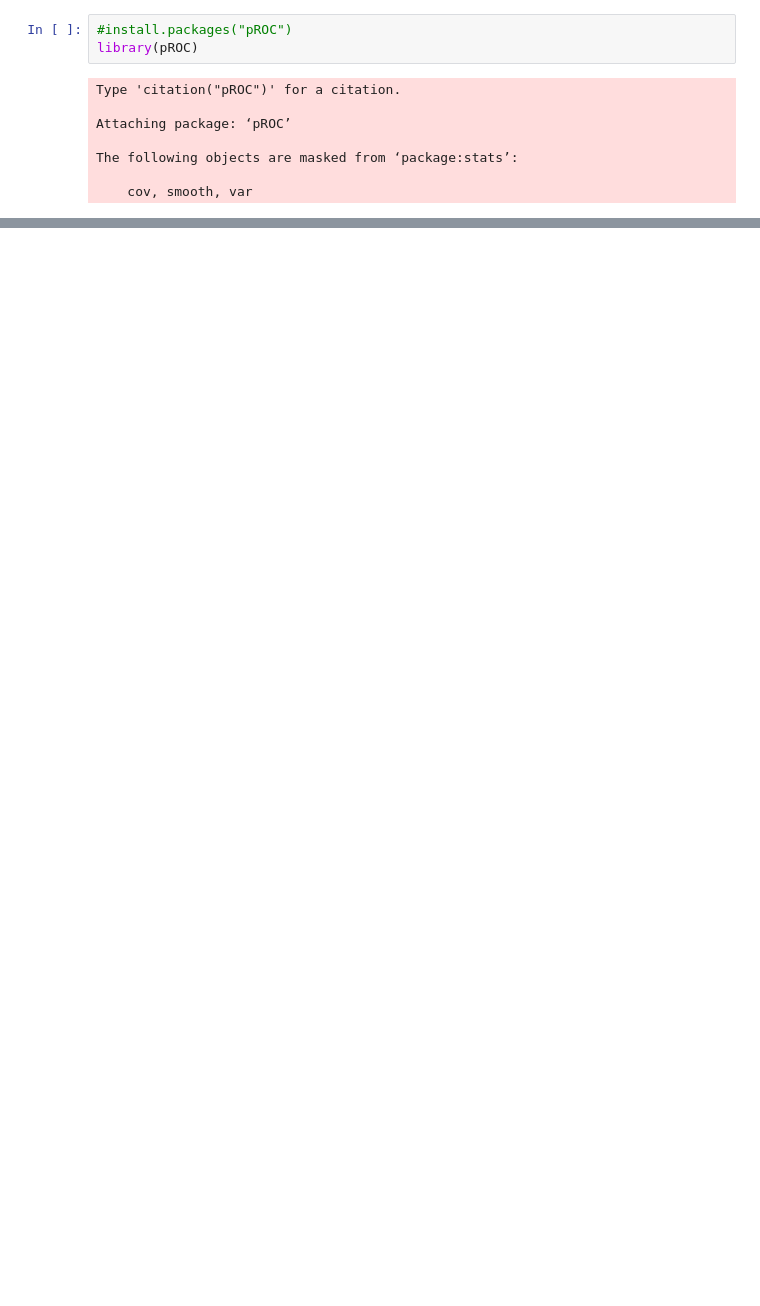
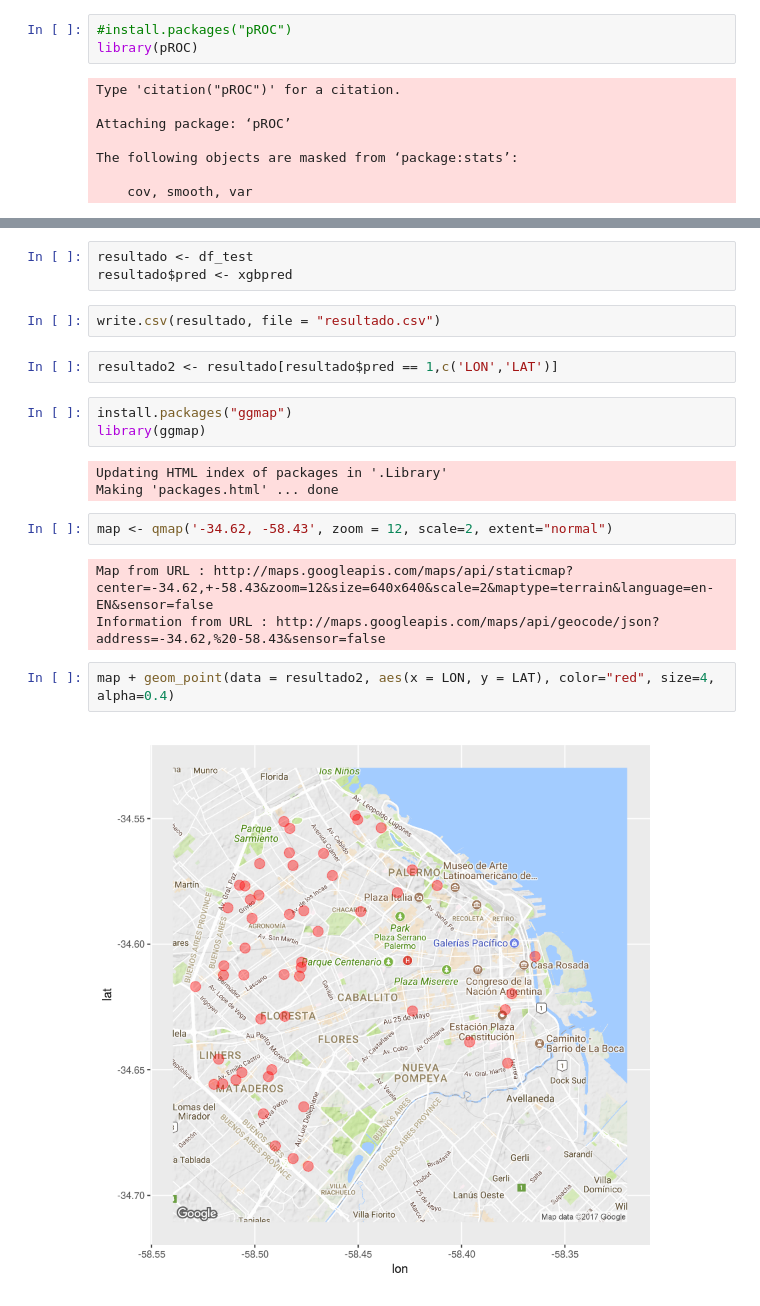
Before and after one commit to Pabloino/tp-final-eant, a Jupyter notebook: Modelo_predictivo.ipynb, the cells around one changed output, grey strips where cells are left out. Cells and saved outputs as stored; diff of their text form; blank space fills up the shorter version.

```diff
--- a/Modelo_predictivo.ipynb
+++ b/Modelo_predictivo.ipynb
@@ -169,0 +169,22 @@ xgb.plot.importance (importance_matrix = mat[1:20])
+# %%
+resultado <- df_test
+resultado$pred <- xgbpred
+# %%
+write.csv(resultado, file = "resultado.csv")
+# %%
+resultado2 <- resultado[resultado$pred == 1,c('LON','LAT')]
+# %%
+install.packages("ggmap")
+library(ggmap)
+# %% [output]
+Updating HTML index of packages in '.Library'
+Making 'packages.html' ... done
+# %%
+map <- qmap('-34.62, -58.43', zoom = 12, scale=2, extent="normal")
+# %% [output]
+Map from URL : http://maps.googleapis.com/maps/api/staticmap?center=-34.62,+-58.43&zoom=12&size=640x640&scale=2&maptype=terrain&language=en-EN&sensor=false
+Information from URL : http://maps.googleapis.com/maps/api/geocode/json?address=-34.62,%20-58.43&sensor=false
+# %%
+map + geom_point(data = resultado2, aes(x = LON, y = LAT), color="red", size=4, alpha=0.4)
+# %% [output]
+[figure, added]
```
Also changed, not shown: parts of 15 cells of this notebook.
